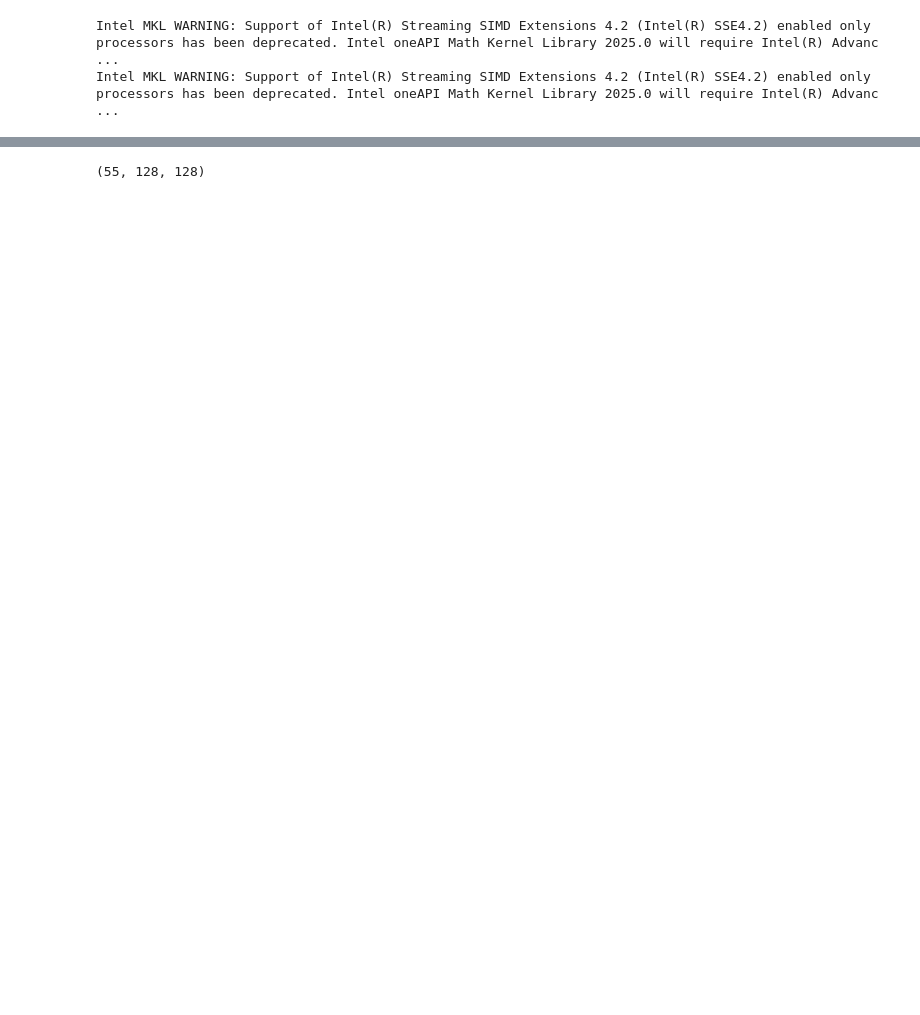
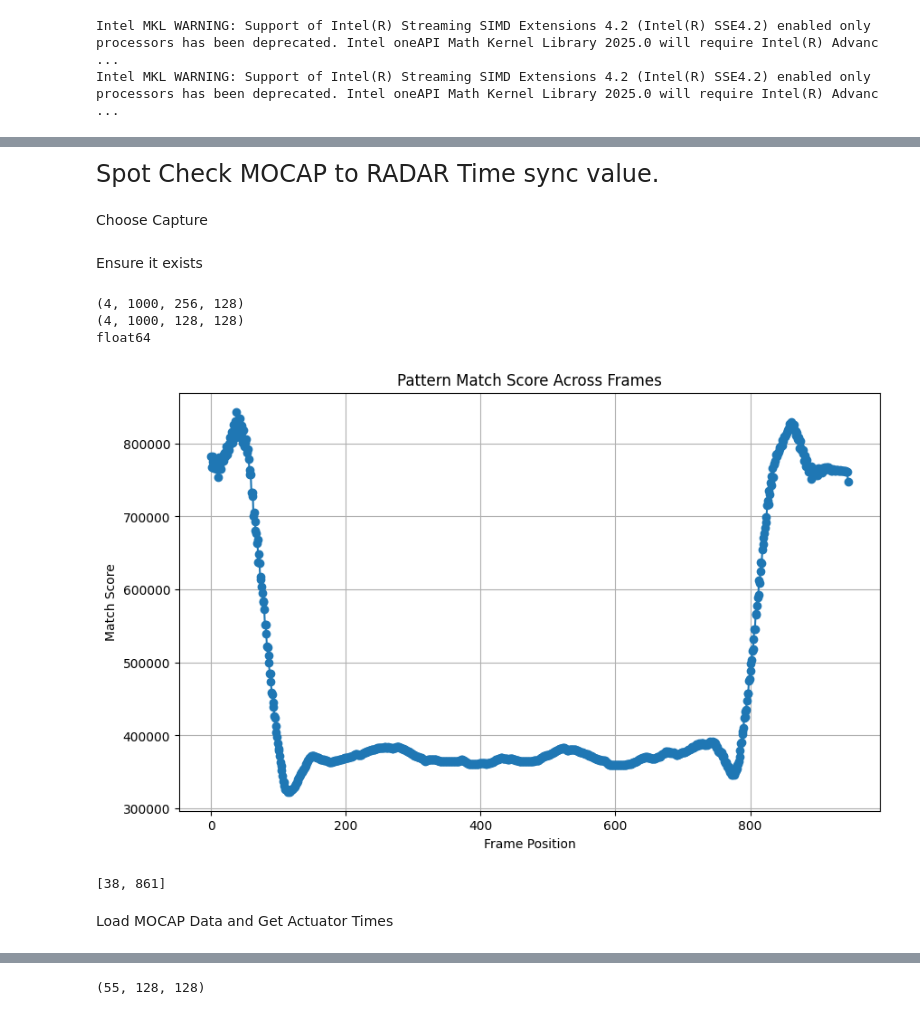
Before and after one commit to CopelandMIT/RADARTreePose, a Jupyter notebook: main.ipynb, the cells around one changed output, grey strips where cells are left out. Drawn from its saved outputs; the diff is of its cells as text; code cells hidden in the pictures; blank space fills up the shorter version.

```diff
--- a/main.ipynb
+++ b/main.ipynb
@@ -14,0 +559,5 @@ Intel MKL WARNING: Support of Intel(R) Streaming SIMD Extensions 4.2 (Intel(R) S
+# %% [markdown]
+
+<span style="font-size:24px;">Spot Check MOCAP to RADAR Time sync value.</span>
+# %% [markdown]
+Choose Capture
@@ -14,0 +568,36 @@ Intel MKL WARNING: Support of Intel(R) Streaming SIMD Extensions 4.2 (Intel(R) S
+# %% [markdown]
+Ensure it exists
+# %%
+MOCAP_capture = f"{participant}_{movement}_MC_{version}"
+RADAR_capture = f"{participant}_{movement}_RR_{version}"
+
+MOCAP_spot_check_path = f"/Volumes/DC_LaCie/Yoga_Study_MOCAP_Data/{participant}/tsv/{MOCAP_capture}.tsv"
+
+RADAR_spot_check_path = f"/Volumes/DC_LaCie/Yoga_Study_RADAR_Data_Renamed/{participant}/{RADAR_capture}.h5"
+
+if not os.path.isfile(RADAR_spot_check_path):
+    raise FileNotFoundError(f"The file '{RADAR_spot_check_path}' does not exist.")
+# %%
+# Initialize the FMCWRADARDataCapture object
+test_data = FMCWRADARDataCapture(file_path=RADAR_spot_check_path)
+
+# Load and save the data
+dataCubes = test_data.load_and_save()
+
+print(dataCubes.shape)
+
+# Process the data with Range-Doppler processing
+processed_data = test_data.range_doppler_processing(dataCubes)
+
+print(processed_data.shape)
+print(processed_data.dtype)
+
+peaks, match_scores_summed = test_data.slide_normalized_actuator_pattern_over_data(processed_data)
+test_data.plot_match_scores(match_scores_summed)
+print(peaks)
+# %% [output]
+(4, 1000, 256, 128)
+(4, 1000, 128, 128)
+float64
+[figure, added]
+[38, 861]
@@ -14,0 +610,2 @@ Intel MKL WARNING: Support of Intel(R) Streaming SIMD Extensions 4.2 (Intel(R) S
+# %% [markdown]
+Load MOCAP Data and Get Actuator Times
```
Also changed, not shown: parts of 60 cells of this notebook, 4 other files.
